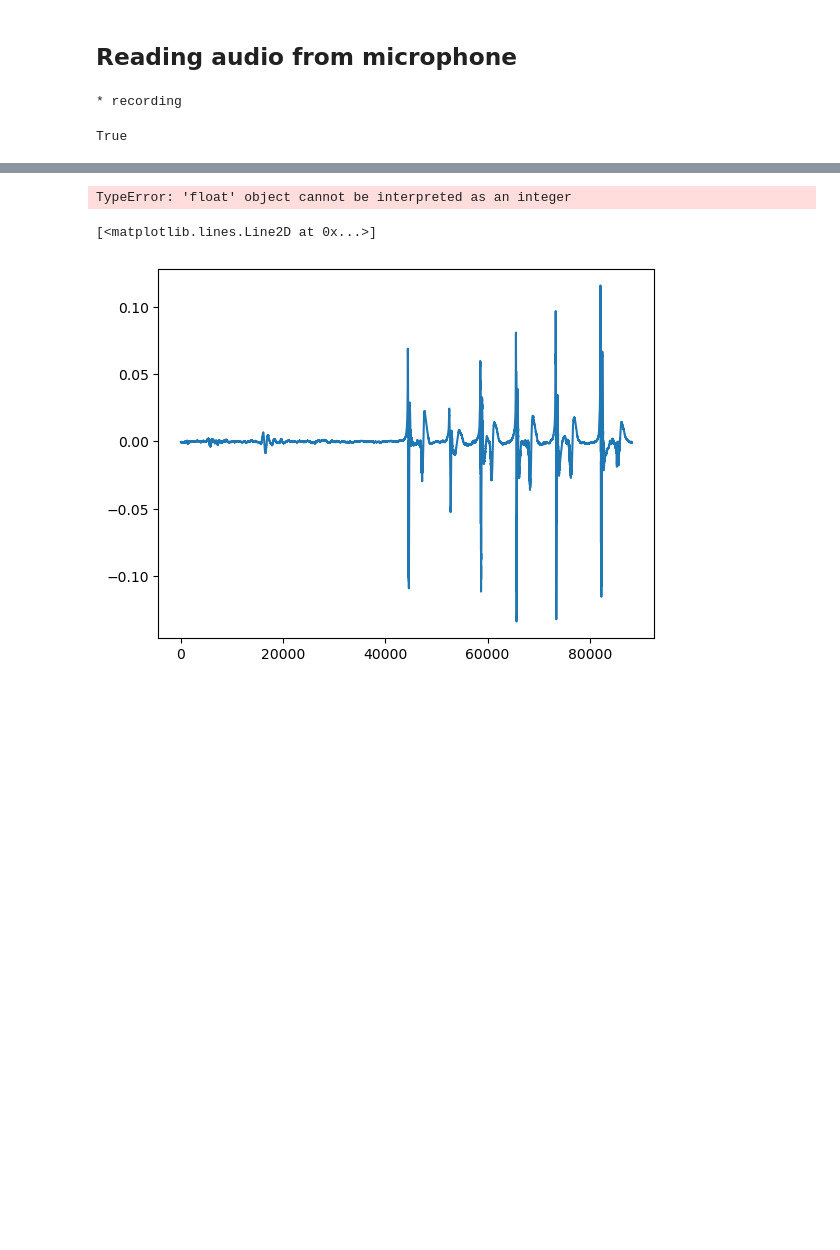
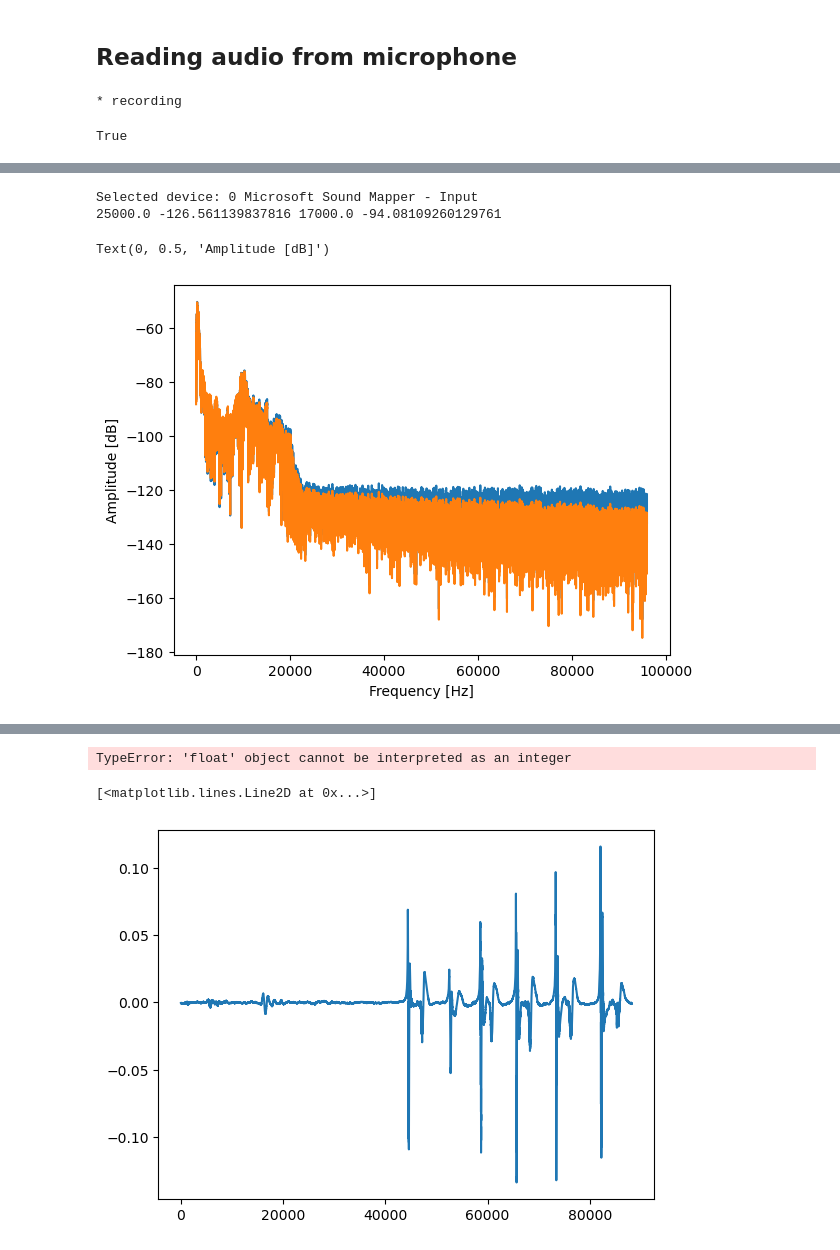
Before and after one commit to daguiam/polytec_nidaq_characterization_setup, a Jupyter notebook: DAQ_data_acquisition.ipynb, the cells around one changed output, grey strips where cells are left out. Saved outputs shown, nothing was run; the diff lists cells and outputs as text; code cells hidden in the pictures; blank space fills up the shorter version.

Commit message:
added audio reading

```diff
--- a/DAQ_data_acquisition.ipynb
+++ b/DAQ_data_acquisition.ipynb
@@ -1068,3 +1250,35 @@ True
+# %%
+t = np.arange(1000)*dt
+A = 0.2
+B = 17e-3
+f = 25e3
+f2 = 17e3
+recording = A*np.sin(2*np.pi*t*f) + B*np.sin(2*np.pi*t*f2)
+# %%
+recording, dt = record_audio("")
+
+rec_freqs, rec_fft = recording2spectrum(recording, dt)
+
+rec_fft_db = signal2db(rec_fft)
+
+calib_freqs, calib_rec = calibrate(rec_freqs, rec_fft_db, calibration_function)
+
+
+val1 = find_value_frequency(rec_freqs, rec_fft_db, f)
+val2 = find_value_frequency(rec_freqs, rec_fft_db, f2)
+
+print(f, val1,f2, val2)
+plt.plot(rec_freqs, rec_fft_db)
+plt.plot(calib_freqs, calib_rec)
+# plt.xlim(xmin=0)
+
+plt.xlabel("Frequency [Hz]")
+plt.ylabel("Amplitude [dB]")
+# %% [output]
+Selected device: 0 Microsoft Sound Mapper - Input
+25000.0 -126.561139837816 17000.0 -94.08109260129761
+Text(0, 0.5, 'Amplitude [dB]')
+[figure, added]
 # %%
 import sounddevice as sd
 import numpy as np
```
Also changed, not shown: parts of 8 cells of this notebook, 3 other files.
